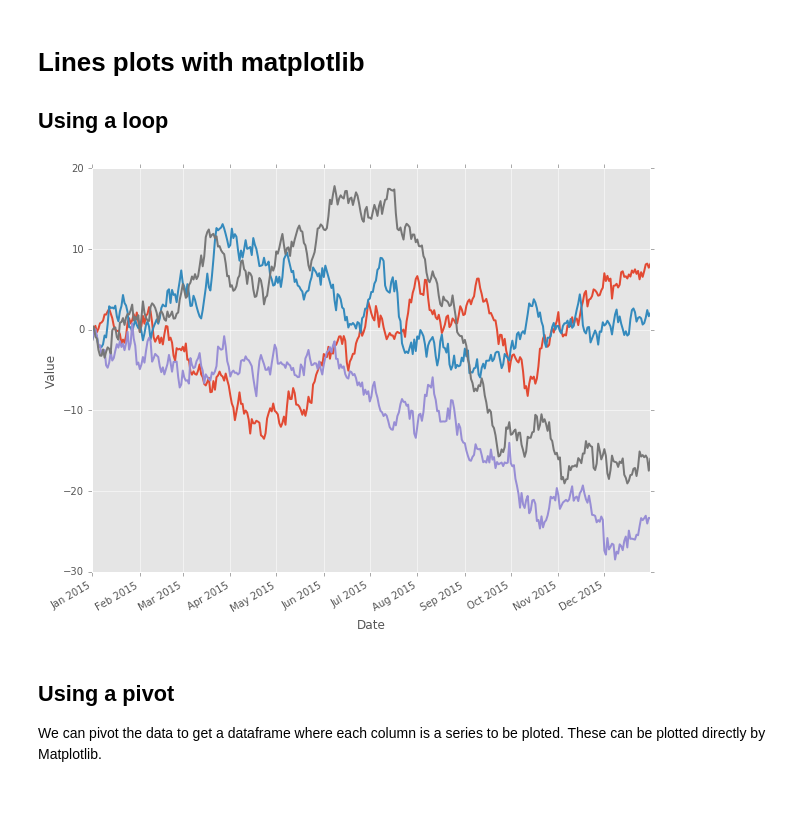
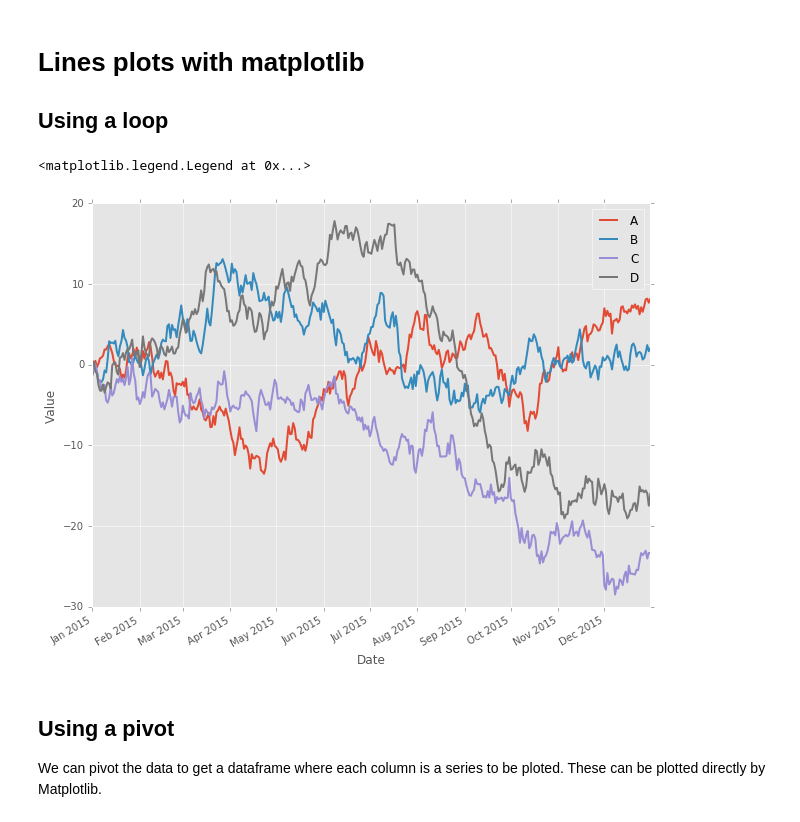
Before and after one commit to samuelsinayoko/kaggle-housing-prices, a Jupyter notebook: research/modern_python_visualization.ipynb, the cells around one changed output. Cells and saved outputs as stored; diff of their text form; code cells hidden in the pictures.

```diff
--- a/research/modern_python_visualization.ipynb
+++ b/research/modern_python_visualization.ipynb
@@ -60,14 +60,17 @@ df.tail()
 ## Using a loop
 # %%
 fig = plt.figure(1, figsize=(10,8))
-for k in df.kind.unique():
+kinds = df.kind.unique()
+for k in kinds:
     data = df[df.kind == k]
     plt.plot(data.dt, data.value, lw=2)
 fig.autofmt_xdate()
 plt.ylabel('Value')
 plt.xlabel('Date');
+plt.legend(kinds)
 # %% [output]
+<matplotlib.legend.Legend at 0x...>
-[figure, old version]
+[figure, new version]
 # %% [markdown]
 ## Using a pivot
 We can pivot the data to get a dataframe where each column is a series to be ploted. These can be plotted directly by Matplotlib.
```
Also changed, not shown: parts of 3 cells of this notebook.
